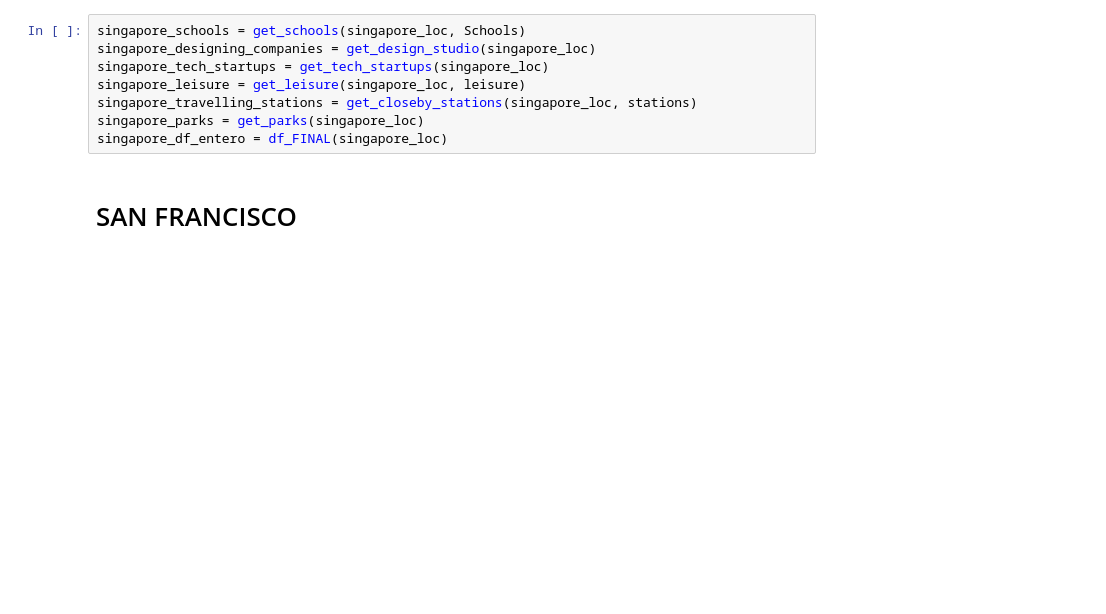
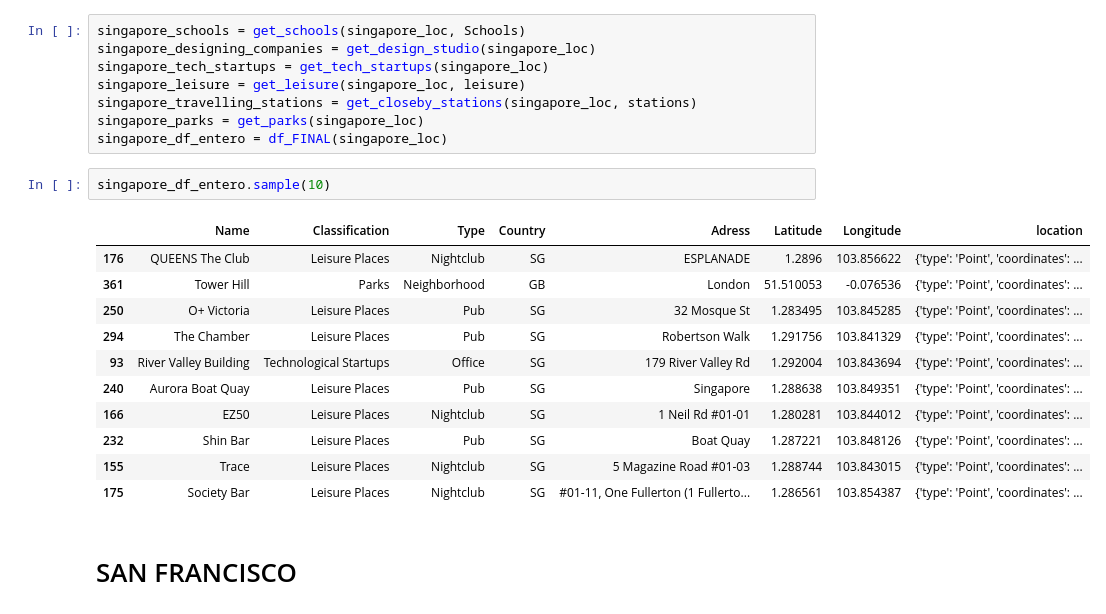
Before and after one commit to jaimecabanyes/Mi_trabajo_4, a Jupyter notebook: Llamada API.ipynb, the cells around one changed output. Cells and saved outputs as stored; diff of their text form; blank space fills up the shorter version.

```diff
--- a/Llamada API.ipynb
+++ b/Llamada API.ipynb
@@ -200,6 +220,20 @@ singapore_leisure = get_leisure(singapore_loc, leisure)
 singapore_travelling_stations = get_closeby_stations(singapore_loc, stations)
 singapore_parks = get_parks(singapore_loc)
 singapore_df_entero = df_FINAL(singapore_loc)
+# %%
+singapore_df_entero.sample(10)
+# %% [output]
+|  | Name | Classification | Type | Country | Adress | Latitude | Longitude | location |
+| 176 | QUEENS The Club | Leisure Places | Nightclub | SG | ESPLANADE | 1.2896 | 103.856622 | {'type': 'Point', 'coordinates': ... |
+| 361 | Tower Hill | Parks | Neighborhood | GB | London | 51.510053 | -0.076536 | {'type': 'Point', 'coordinates': ... |
+| 250 | O+ Victoria | Leisure Places | Pub | SG | 32 Mosque St | 1.283495 | 103.845285 | {'type': 'Point', 'coordinates': ... |
+| 294 | The Chamber | Leisure Places | Pub | SG | Robertson Walk | 1.291756 | 103.841329 | {'type': 'Point', 'coordinates': ... |
+| 93 | River Valley Building | Technological Startups | Office | SG | 179 River Valley Rd | 1.292004 | 103.843694 | {'type': 'Point', 'coordinates': ... |
+| 240 | Aurora Boat Quay | Leisure Places | Pub | SG | Singapore | 1.288638 | 103.849351 | {'type': 'Point', 'coordinates': ... |
+| 166 | EZ50 | Leisure Places | Nightclub | SG | 1 Neil Rd #01-01 | 1.280281 | 103.844012 | {'type': 'Point', 'coordinates': ... |
+| 232 | Shin Bar | Leisure Places | Pub | SG | Boat Quay | 1.287221 | 103.848126 | {'type': 'Point', 'coordinates': ... |
+| 155 | Trace | Leisure Places | Nightclub | SG | 5 Magazine Road #01-03 | 1.288744 | 103.843015 | {'type': 'Point', 'coordinates': ... |
+| 175 | Society Bar | Leisure Places | Nightclub | SG | #01-11, One Fullerton (1 Fullerto... | 1.286561 | 103.854387 | {'type': 'Point', 'coordinates': ... |
 # %% [markdown]
 # SAN FRANCISCO
 # %%
```
Also changed, not shown: parts of 18 cells of this notebook.
